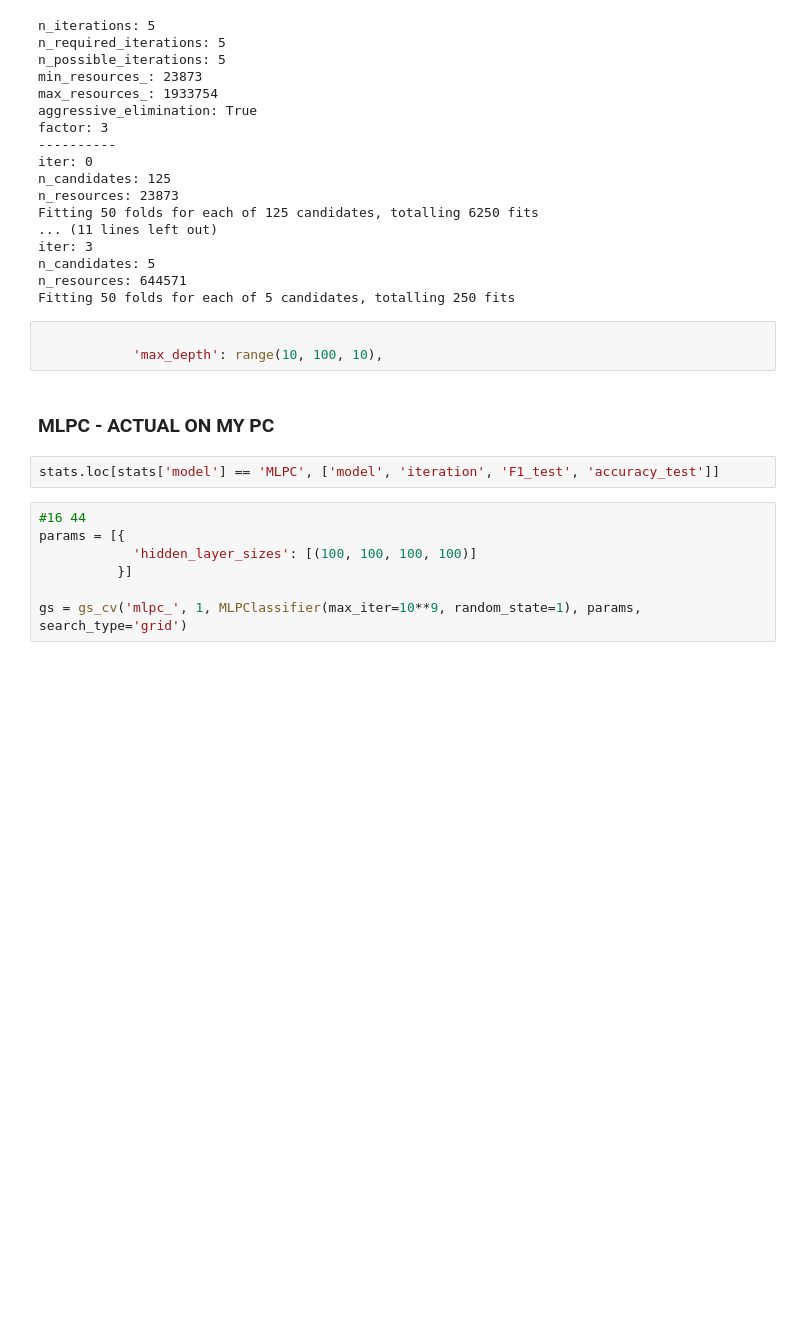
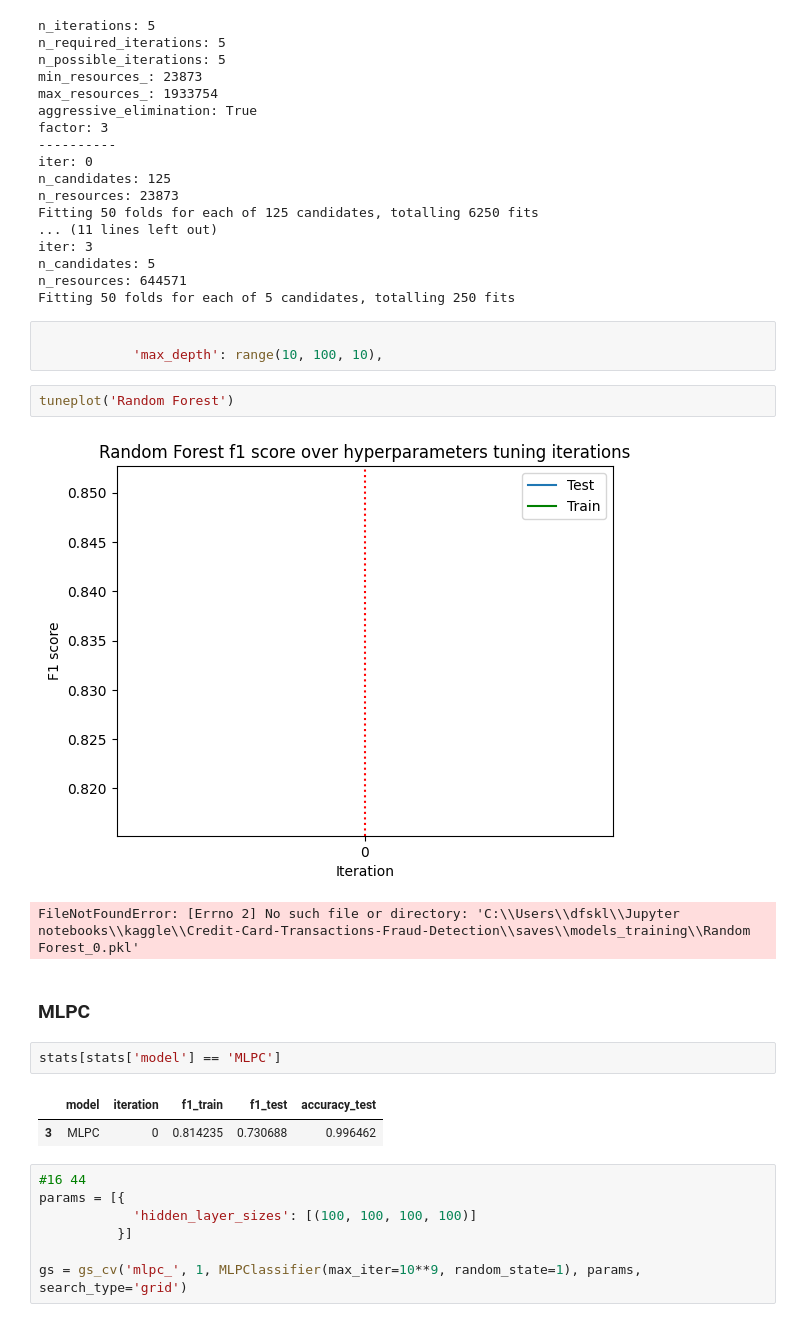
Before and after one commit to ArtemAntonov/Credit-Card-Transactions-Fraud-Detection, a Jupyter notebook: 3. Model training and testing.ipynb, the cells around one changed output. Saved outputs shown, nothing was run; the diff lists cells and outputs as text; blank space fills up the shorter version.

```diff
--- a/3. Model training and testing.ipynb
+++ b/3. Model training and testing.ipynb
@@ -248,10 +257,18 @@ Fitting 50 folds for each of 5 candidates, totalling 250 fits
 # %%
 
             'max_depth': range(10, 100, 10),
+# %%
+tuneplot('Random Forest')
+# %% [output]
+[figure, added]
+FileNotFoundError: [Errno 2] No such file or directory: 'C:\\Users\\dfskl\\Jupyter notebooks\\kaggle\\Credit-Card-Transactions-Fraud-Detection\\saves\\models_training\\Random Forest_0.pkl'
 # %% [markdown]
-### MLPC - ACTUAL ON MY PC
+### MLPC
 # %%
-stats.loc[stats['model'] == 'MLPC', ['model', 'iteration', 'F1_test', 'accuracy_test']]
+stats[stats['model'] == 'MLPC']
+# %% [output]
+|  | model | iteration | f1_train | f1_test | accuracy_test |
+| 3 | MLPC | 0 | 0.814235 | 0.730688 | 0.996462 |
 # %%
 #16 44
 params = [{
```
Also changed, not shown: parts of 22 cells of this notebook, 7 other files.
